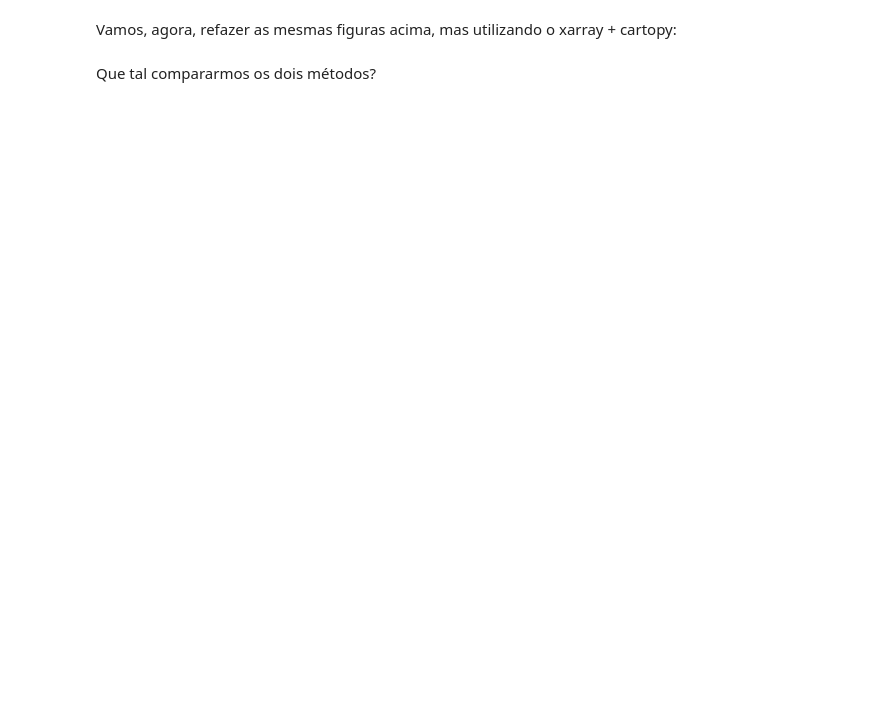
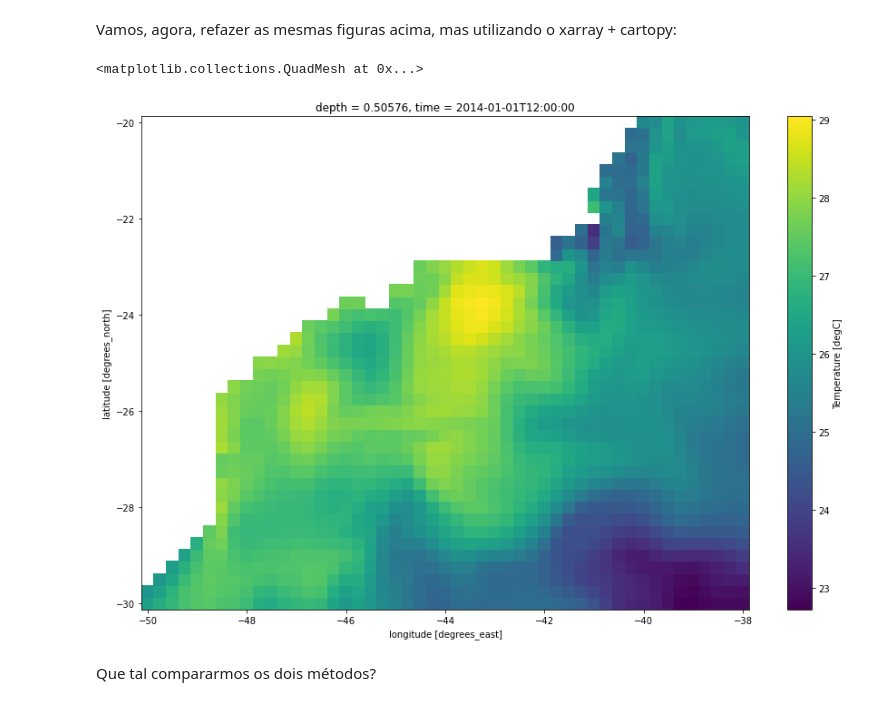
Before and after one commit to nilodna/python-basico, a Jupyter notebook: material_aula/lecture08.ipynb, the cells around one changed output. Drawn from its saved outputs; the diff is of its cells as text; code cells hidden in the pictures; blank space fills up the shorter version.

```diff
--- a/material_aula/lecture08.ipynb
+++ b/material_aula/lecture08.ipynb
@@ -86,7 +94,10 @@ ax.contourf(lon, lat, sst, resolucao)
 # %% [markdown]
 Vamos, agora, refazer as mesmas figuras acima, mas utilizando o xarray + cartopy:
 # %%
-ds.isel(time=0, depth=0).temperature.plot.pcolormesh()
+ds.isel(time=0, depth=0).temperature.plot.pcolormesh(figsize=(15,10))
+# %% [output]
+<matplotlib.collections.QuadMesh at 0x...>
+[figure, added]
 # %% [markdown]
 Que tal compararmos os dois métodos?
 # %%
```
Also changed, not shown: parts of 20 cells of this notebook.
